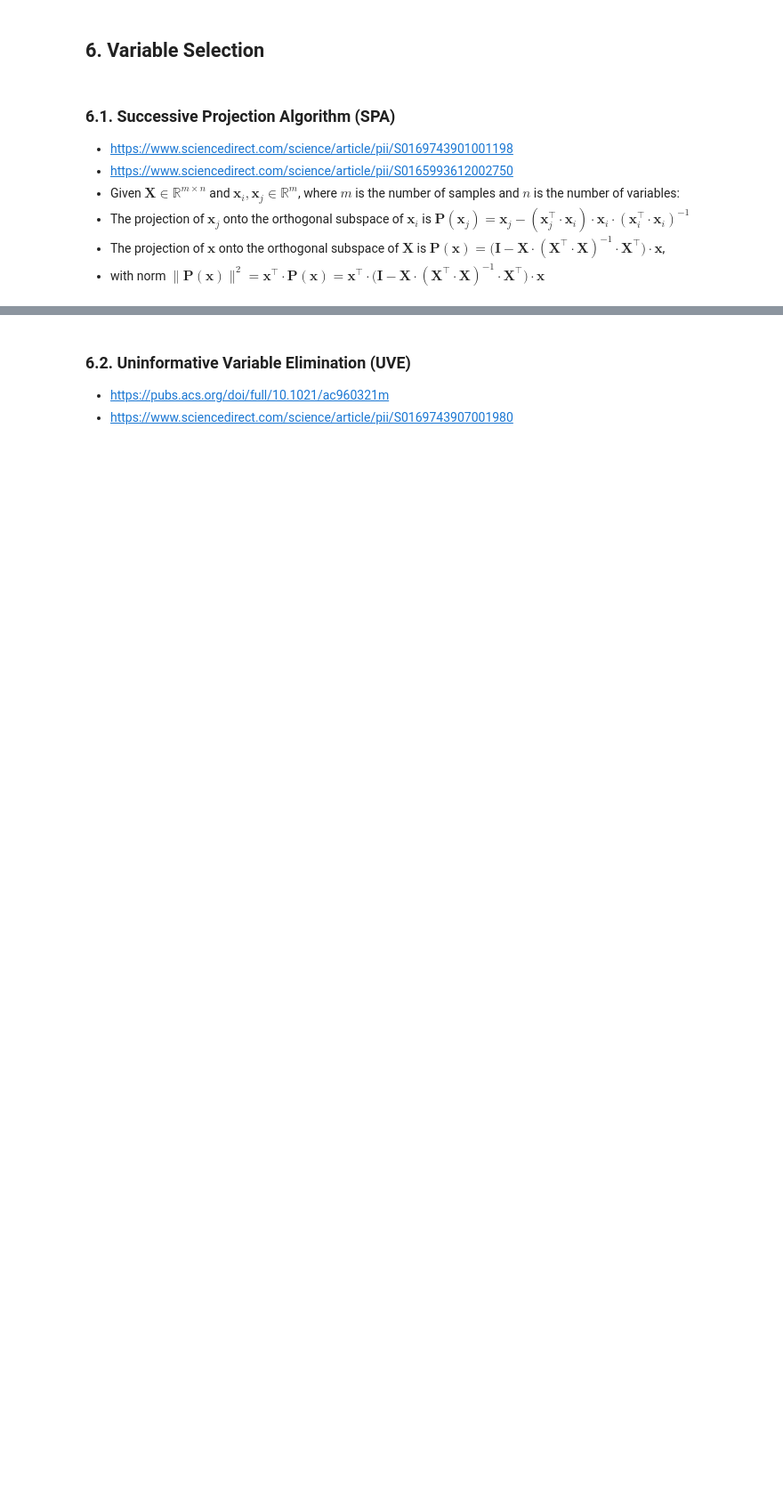
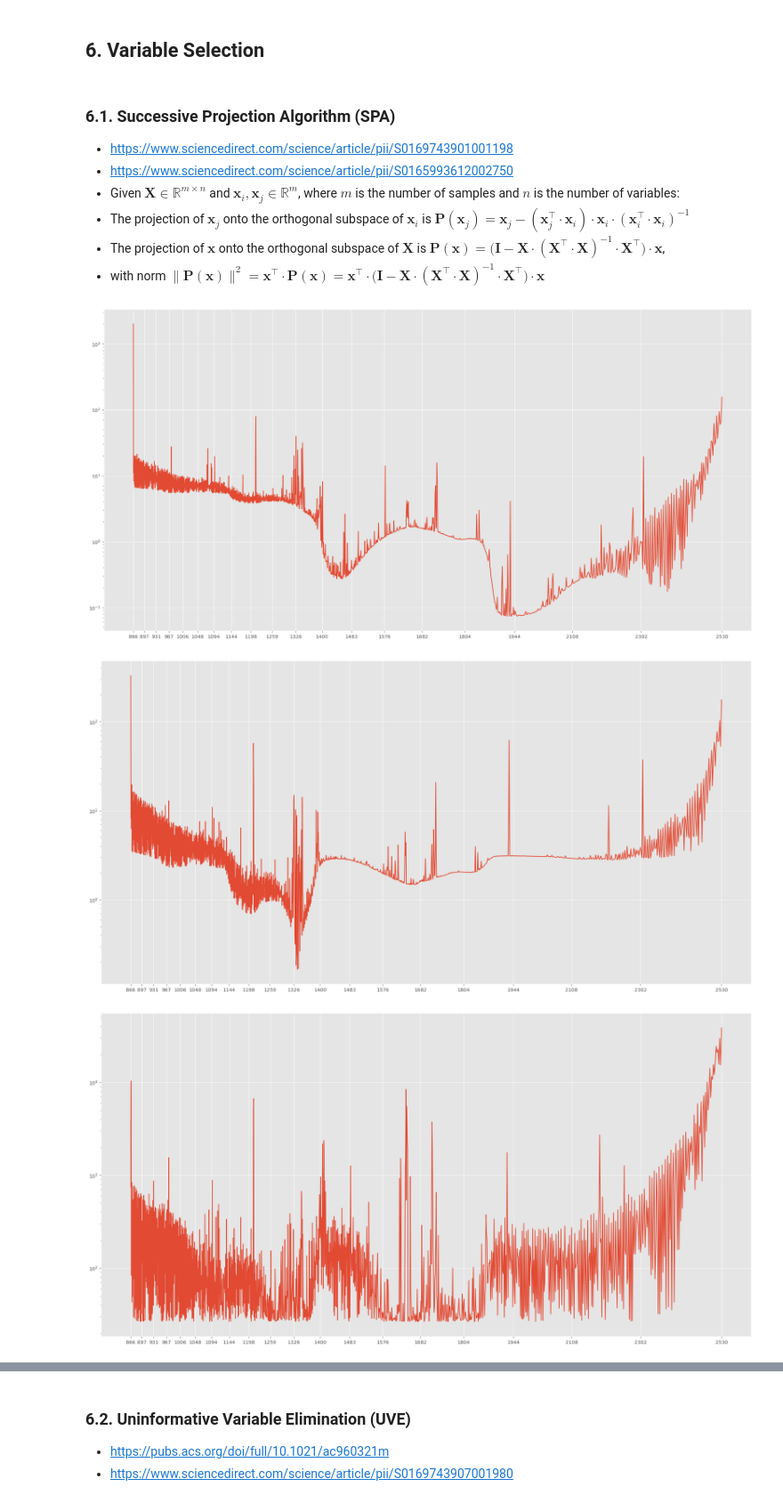
Before and after one commit to Lewis0511/CNN, a Jupyter notebook: 230416.ipynb, the cells around one changed output, grey strips where cells are left out. Shown at 89% size. Saved outputs shown, nothing was run; the diff lists cells and outputs as text; code cells hidden in the pictures; blank space fills up the shorter version.

```diff
--- a/230416.ipynb
+++ b/230416.ipynb
@@ -611,6 +611,9 @@ Lactate 230416: X0 = (192, 1899) , Y1 = (192,)   0.0002   0.2714   1.0000  10.90
 Lactate 230416: X1 = (507, 1899) , Y2 = (507,)   0.0001   0.3148   0.9600  14.8000
 X = (699, 1899) , Y = (699,) , WL = (1899,) , WN = (1899,)  866.2509 2530.3644  3952 11544
 # %%
+m = X.shape[0]
+n = X.shape[1]
+
 X_orig = X
 X_msc  = MSC(X)
 X_std  = StandardScaler().fit_transform(X)
@@ -752,0 +805,25 @@ $\mathbf{P}(\mathbf{x}) = \big ( \mathbf{I} - \mathbf{X} \cdot (\mathbf{X} ^ \in
+# %%
+def get_spa_norms(X):
+    norms = [0] * n
+    for i_init in range(n):
+        i_select, n_select = SPA(X, i_init)
+        for i in range(m): norms[i_select[i]] += n_select[i]
+    return norms
+
+n_orig = get_spa_norms(X_orig)
+n_msc  = get_spa_norms(X_msc)
+n_std  = get_spa_norms(X_std)
+n_snv  = get_spa_norms(X_snv)
+
+w_range = np.concatenate([range(0, n, 100), [n - 1]])
+
+for norms in [n_orig, n_msc, n_std, n_snv]:
+    plt.figure(figsize=(24,12))
+    plt.plot(WL, norms)
+    plt.xticks(WL[w_range])
+    plt.yscale('log')
+    plt.show()
+# %% [output]
+[figure, added]
+[figure, added]
+[figure, added]
```
Also changed, not shown: parts of 13 cells of this notebook.
